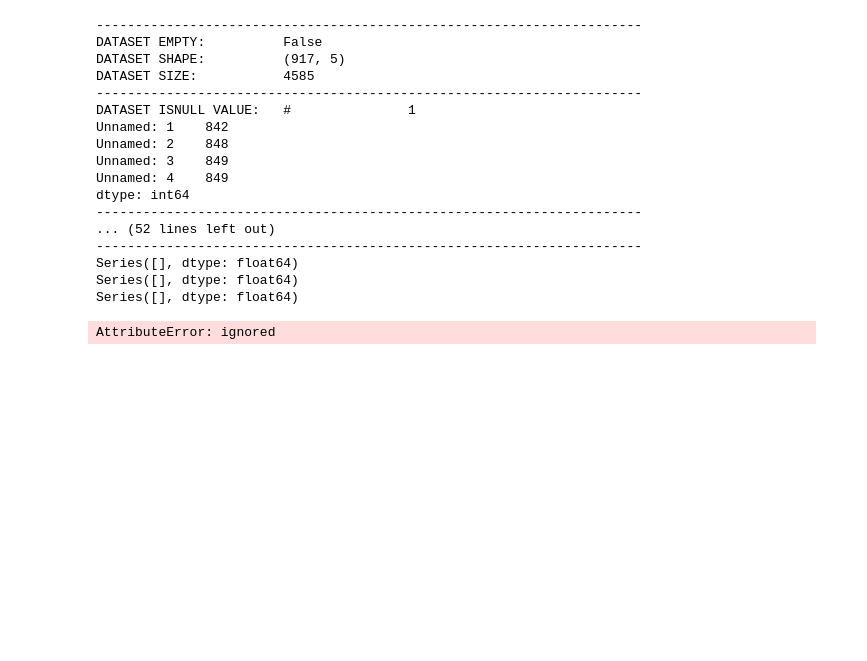
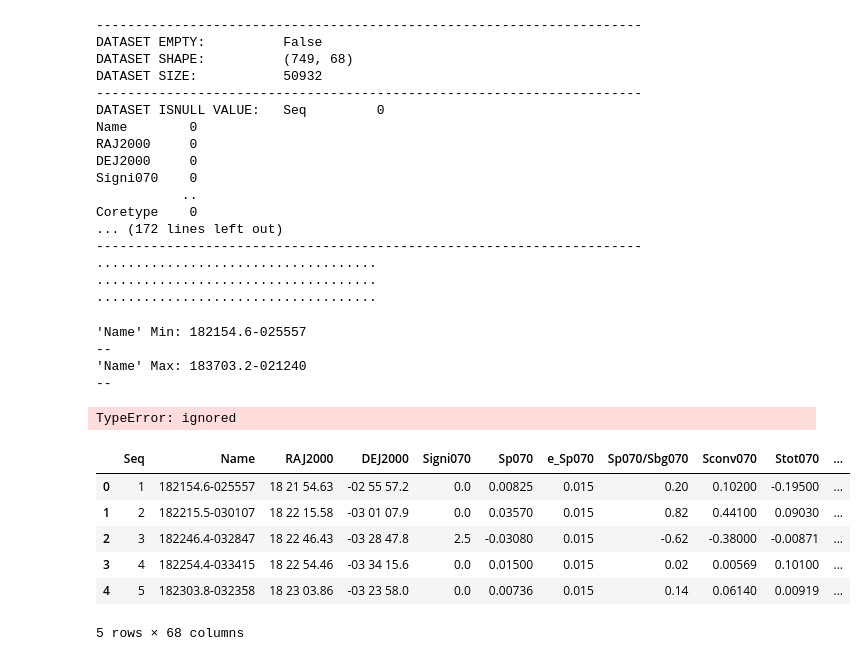
Before and after one commit to NicholasRootWilcox/midterm_Fall2022, a Jupyter notebook: WILCOX_Nicholas_Classification.ipynb, the cells around one changed output. Drawn from its saved outputs; the diff is of its cells as text; code cells hidden in the pictures; blank space fills up the shorter version.

```diff
--- a/WILCOX_Nicholas_Classification.ipynb
+++ b/WILCOX_Nicholas_Classification.ipynb
@@ -120,39 +187,63 @@ print("----------------------------------------------------------------------")
 print(f"DATASET TYPES: \t{dataset.dtypes}") # Types
 print("----------------------------------------------------------------------")
 print(f"DATASET TYPES: \t{dataset.info()}") # Info
+print("----------------------------------------------------------------------")
 print(f"DATASET COL: \t{dataset.columns}") # Col names
 print("----------------------------------------------------------------------")
 print(f"DATASET TAIL: \t{dataset.tail()}") # TAIL
 print("----------------------------------------------------------------------")
+
 ##print(f"DATASET MIN: \t{dataset['ColumnName'].max()}")
 
 ##print('MIN = \t\t\t\t\t', np.min(dataset))
-print(dataset.min(numeric_only=True))
-print(dataset.max(numeric_only=True))
-print(dataset.mean(numeric_only=True))
-print(dataset.range(numeric_only=True))
 
-
-# Plot histogram,boxplots, heatmap
-# Check variable stasttics
-# Check NaN values, etc.
-# Visualize correlation
+print("....................................")
+print("....................................")
+print("....................................")
 # %% [output]
 ----------------------------------------------------------------------
 DATASET EMPTY:          False
-DATASET SHAPE:          (917, 5)
-DATASET SIZE:           4585
+DATASET SHAPE:          (749, 68)
+DATASET SIZE:           50932
 ----------------------------------------------------------------------
-DATASET ISNULL VALUE:   #               1
-Unnamed: 1    842
-Unnamed: 2    848
-Unnamed: 3    849
-Unnamed: 4    849
-dtype: int64
+DATASET ISNULL VALUE:   Seq         0
+Name        0
+RAJ2000     0
+DEJ2000     0
+Signi070    0
+           ..
+Coretype    0
+... (172 lines left out)
 ----------------------------------------------------------------------
-... (52 lines left out)
-----------------------------------------------------------------------
-Series([], dtype: float64)
-Series([], dtype: float64)
-Series([], dtype: float64)
+....................................
+....................................
+....................................
-AttributeError: ignored
+# %%
+##dataset[0].min(numeric_only=True)
+##dataset['Unnamed: 3']
+print(f"'Name' Min: {dataset['Name'].min()}")
+print("--")
+print(f"'Name' Max: {dataset['Name'].max()}")
+print("--")
+print(f"'Name' Mean: {dataset['Name'].mean()}")
+print("--")
+#print(f"'Name' STD: {dataset['Name'].std()}")
+print("--")
+#print(f"'Name' Range: {dataset['Name'].date_range()}")
+print("--")
+# %% [output]
+'Name' Min: 182154.6-025557
+--
+'Name' Max: 183703.2-021240
+--
+TypeError: ignored
+# %%
+dataset.head()
+# %% [output]
+|  | Seq | Name | RAJ2000 | DEJ2000 | Signi070 | Sp070 | e_Sp070 | Sp070/Sbg070 | Sconv070 | Stot070 | ... |
+| 0 | 1 | 182154.6-025557 | 18 21 54.63 | -02 55 57.2 | 0.0 | 0.00825 | 0.015 | 0.20 | 0.10200 | -0.19500 | ... |
+| 1 | 2 | 182215.5-030107 | 18 22 15.58 | -03 01 07.9 | 0.0 | 0.03570 | 0.015 | 0.82 | 0.44100 | 0.09030 | ... |
+| 2 | 3 | 182246.4-032847 | 18 22 46.43 | -03 28 47.8 | 2.5 | -0.03080 | 0.015 | -0.62 | -0.38000 | -0.00871 | ... |
+| 3 | 4 | 182254.4-033415 | 18 22 54.46 | -03 34 15.6 | 0.0 | 0.01500 | 0.015 | 0.02 | 0.00569 | 0.10100 | ... |
+| 4 | 5 | 182303.8-032358 | 18 23 03.86 | -03 23 58.0 | 0.0 | 0.00736 | 0.015 | 0.14 | 0.06140 | 0.00919 | ... |
+5 rows × 68 columns
```
Also changed, not shown: parts of 6 cells of this notebook.
